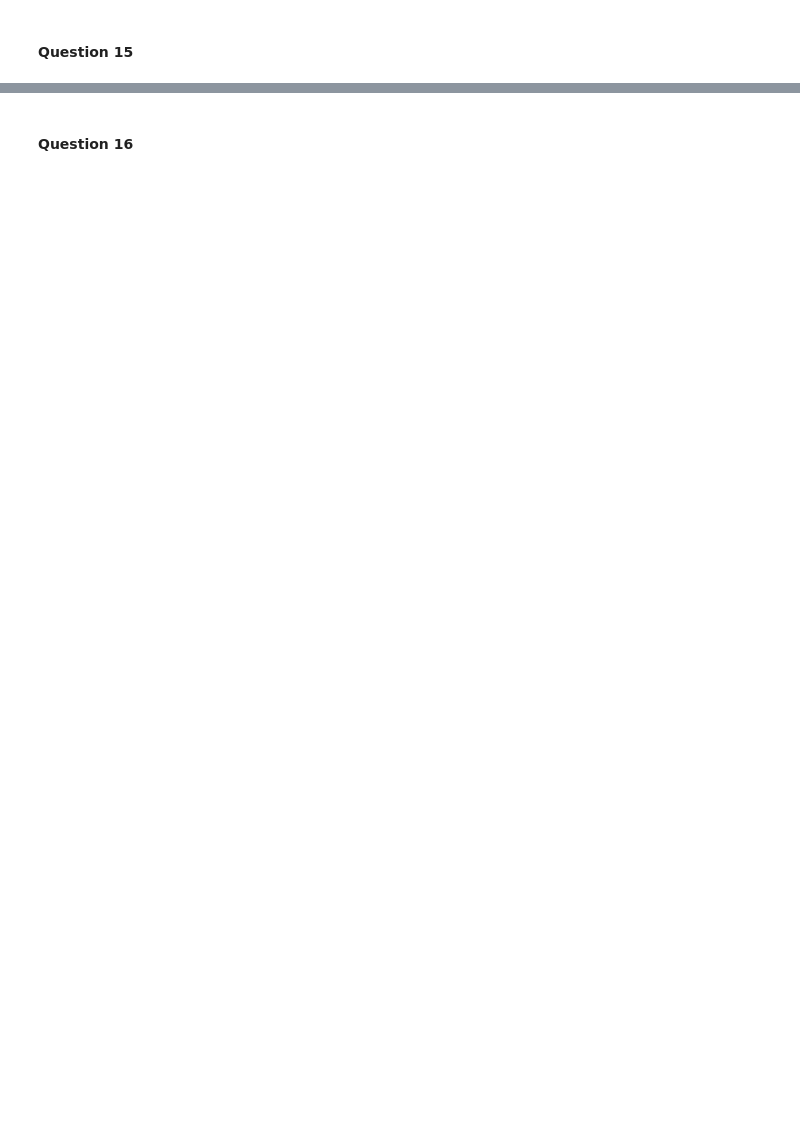
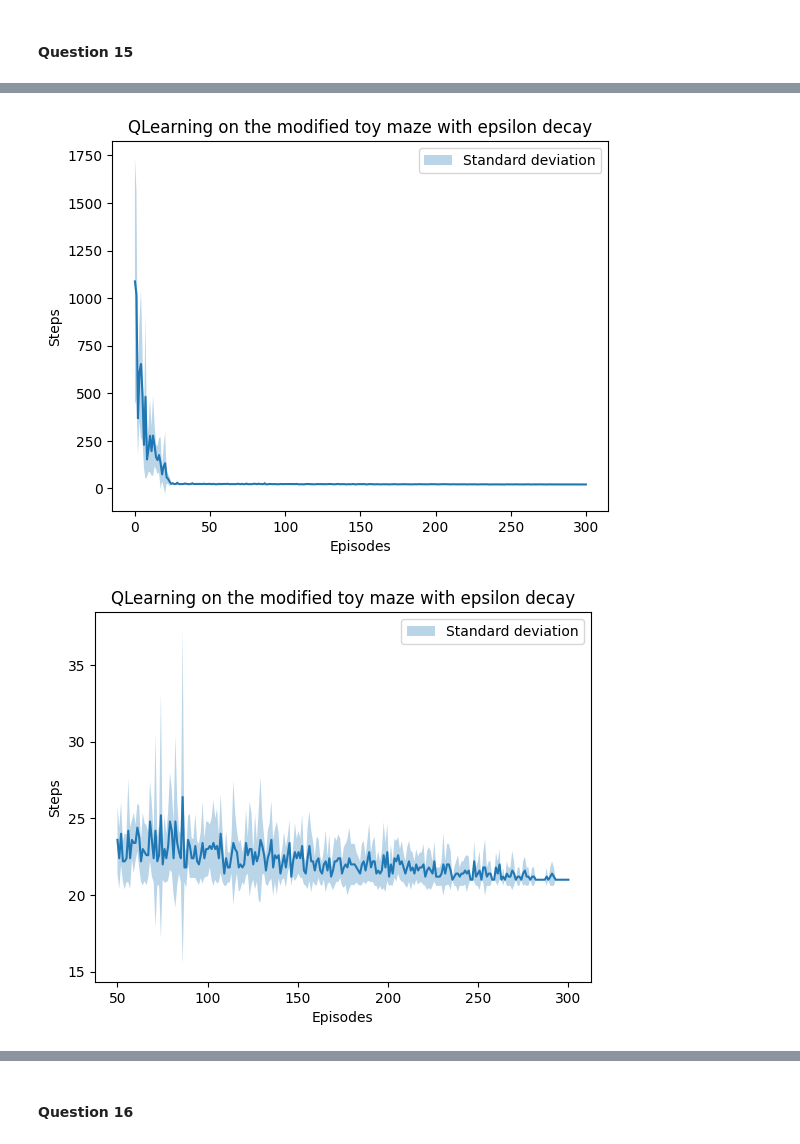
Before and after one commit to Eliminator1357/CI-RL, a Jupyter notebook: src/Main.ipynb, the cells around one changed output, grey strips where cells are left out. Saved outputs shown, nothing was run; the diff lists cells and outputs as text; code cells hidden in the pictures; blank space fills up the shorter version.

```diff
--- a/src/Main.ipynb
+++ b/src/Main.ipynb
@@ -852,0 +836,47 @@ _Put your code blocks above (if any) and write your answer here._
+# %%
+toy_maze = Maze("./../data/toy_maze.txt")
+toy_maze.set_reward(x=9, y=9, reward=10)
+toy_maze.set_reward(x=9, y=0, reward=5)
+toy_maze.set_terminal(x=9, y=9)
+toy_maze.set_terminal(x=9, y=0)
+
+amount_runs = 10
+runs = []
+
+for i in range(amount_runs):
+    steps, _, _ = main_with_qlearn_eps_decay(toy_maze, params={"lr": 0.33})
+    runs.append(steps)
+
+runs = np.array(runs)
+eps_d_mean, eps_d_std = np.mean(runs, axis=0), np.std(runs, axis=0)
+# %%
+plt.xlabel("Episodes")
+plt.ylabel("Steps")
+plt.title("QLearning on the modified toy maze with epsilon decay")
+plt.plot(np.linspace(0, 300, 300), eps_d_mean)
+plt.fill_between(
+    np.linspace(0, 300, 300),
+    eps_d_mean - eps_d_std,
+    eps_d_mean + eps_d_std,
+    alpha=0.3,
+    label="Standard deviation",
+)
+plt.legend()
+plt.show()
+
+plt.xlabel("Episodes")
+plt.ylabel("Steps")
+plt.title("QLearning on the modified toy maze with epsilon decay")
+plt.plot(np.linspace(50, 300, 250), eps_d_mean[50:])
+plt.fill_between(
+    np.linspace(50, 300, 250),
+    eps_d_mean[50:] - eps_d_std[50:],
+    eps_d_mean[50:] + eps_d_std[50:],
+    alpha=0.3,
+    label="Standard deviation",
+)
+plt.legend()
+plt.show()
+# %% [output]
+[figure, added]
+[figure, added]
```
Also changed, not shown: parts of 20 cells of this notebook.
